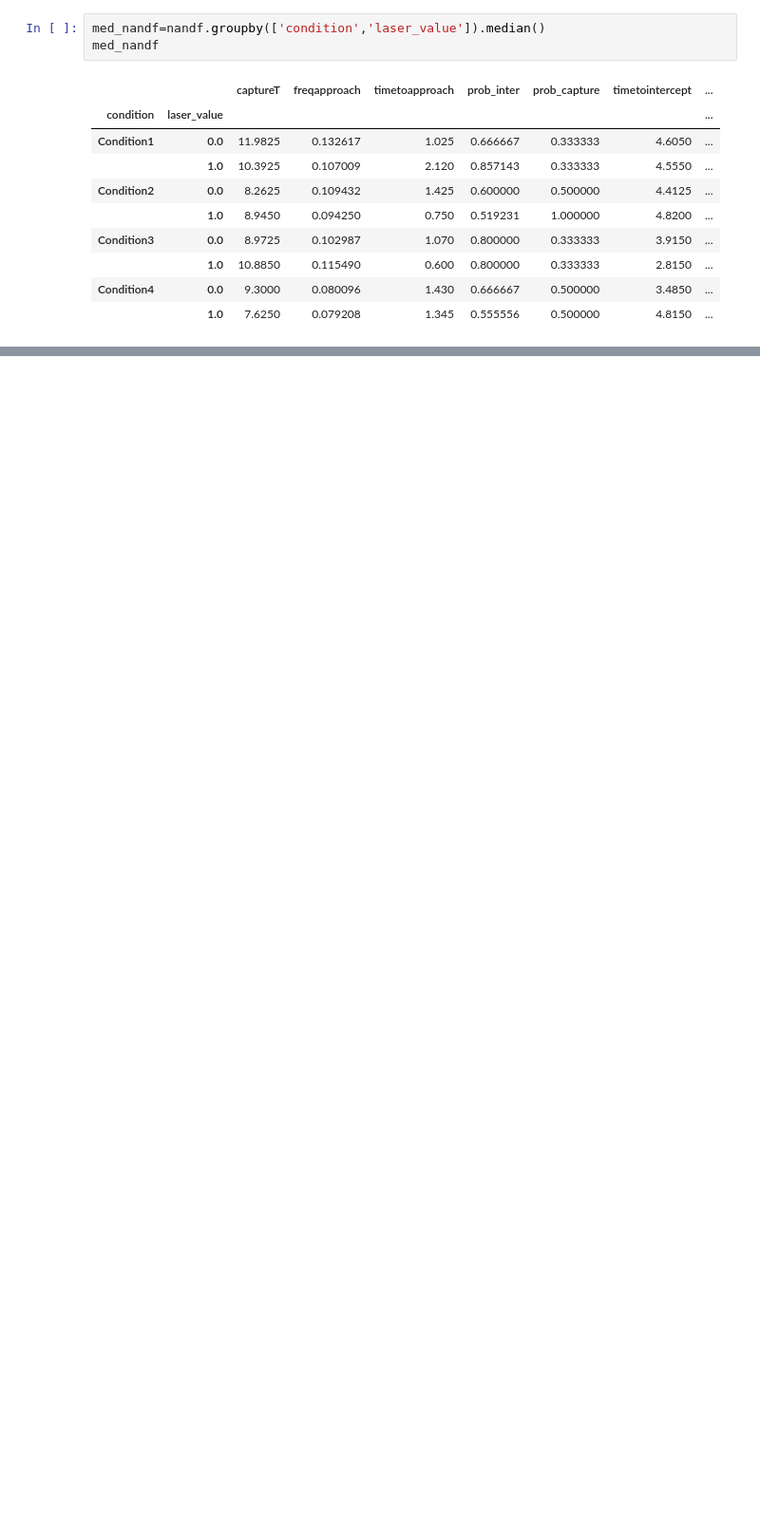
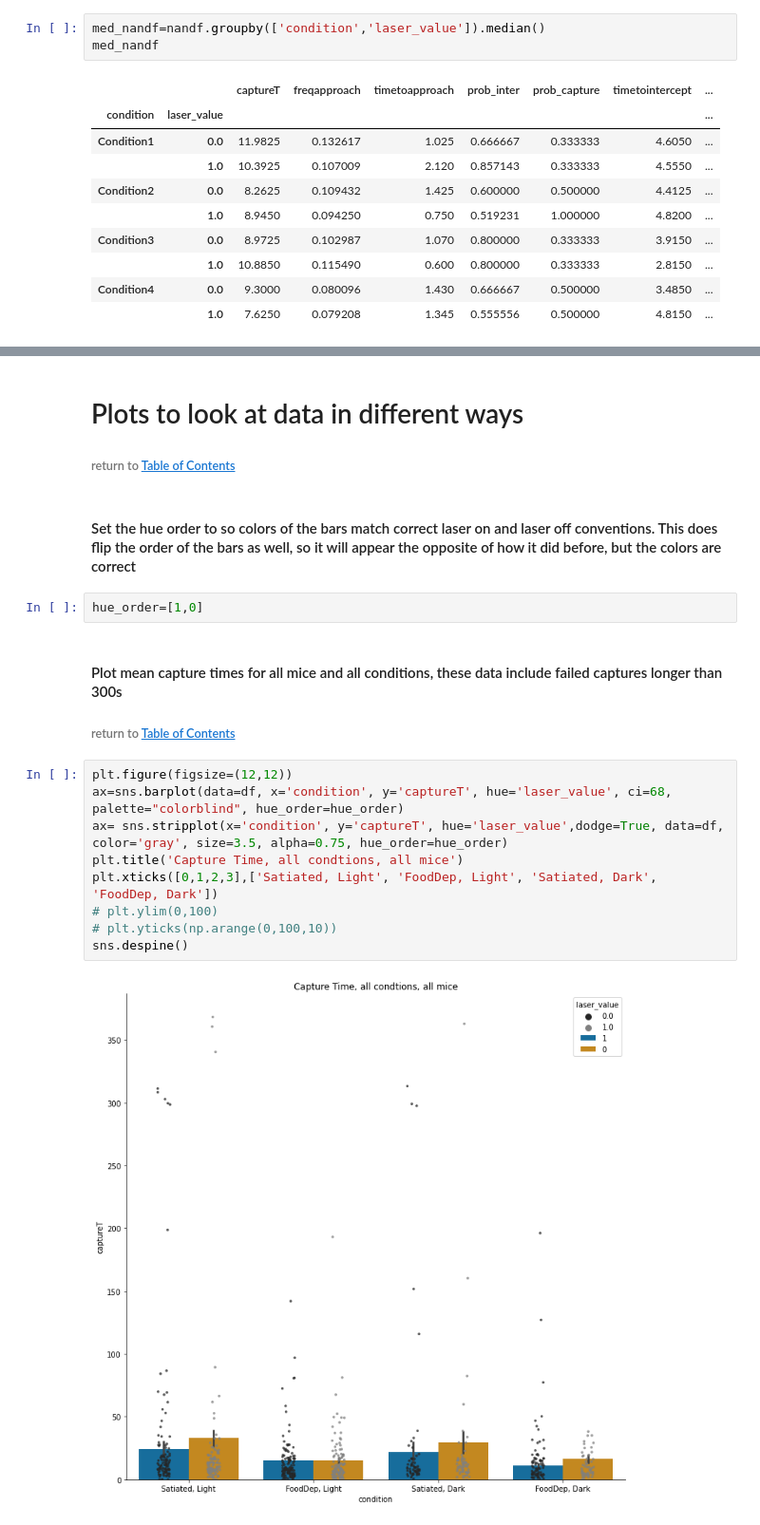
Before and after one commit to wehr-lab/Prey_Capture_Python, a Jupyter notebook: notebooks/groupmetrics_v2.ipynb, the cells around one changed output, grey strips where cells are left out. Shown at 95% size. Saved outputs shown, nothing was run; the diff lists cells and outputs as text; blank space fills up the shorter version.

```diff
--- a/notebooks/groupmetrics_v2.ipynb
+++ b/notebooks/groupmetrics_v2.ipynb
@@ -774,0 +535,23 @@ med_nandf
+# %% [markdown]
+<a id= 'Plotting' ></a>
+# Plots to look at data in different ways
+###### return to [Table of Contents](#Table-of-Contents)
+# %% [markdown]
+#### Set the hue order to so colors of the bars match correct laser on and laser off conventions. This does flip the order of the bars as well, so it will appear the opposite of how it did before, but the colors are correct
+# %%
+hue_order=[1,0]
+# %% [markdown]
+<a id= 'Capture-Times-NoNan' ></a>
+#### Plot mean capture times for all mice and all conditions, these data include failed captures longer than 300s
+###### return to [Table of Contents](#Table-of-Contents)
+# %%
+plt.figure(figsize=(12,12))
+ax=sns.barplot(data=df, x='condition', y='captureT', hue='laser_value', ci=68, palette="colorblind", hue_order=hue_order)
+ax= sns.stripplot(x='condition', y='captureT', hue='laser_value',dodge=True, data=df, color='gray', size=3.5, alpha=0.75, hue_order=hue_order)
+plt.title('Capture Time, all condtions, all mice')
+plt.xticks([0,1,2,3],['Satiated, Light', 'FoodDep, Light', 'Satiated, Dark', 'FoodDep, Dark'])
+# plt.ylim(0,100)
+# plt.yticks(np.arange(0,100,10))
+sns.despine()
+# %% [output]
+[figure, added]
```
Also changed, not shown: parts of 205 cells of this notebook, 2 other files.
